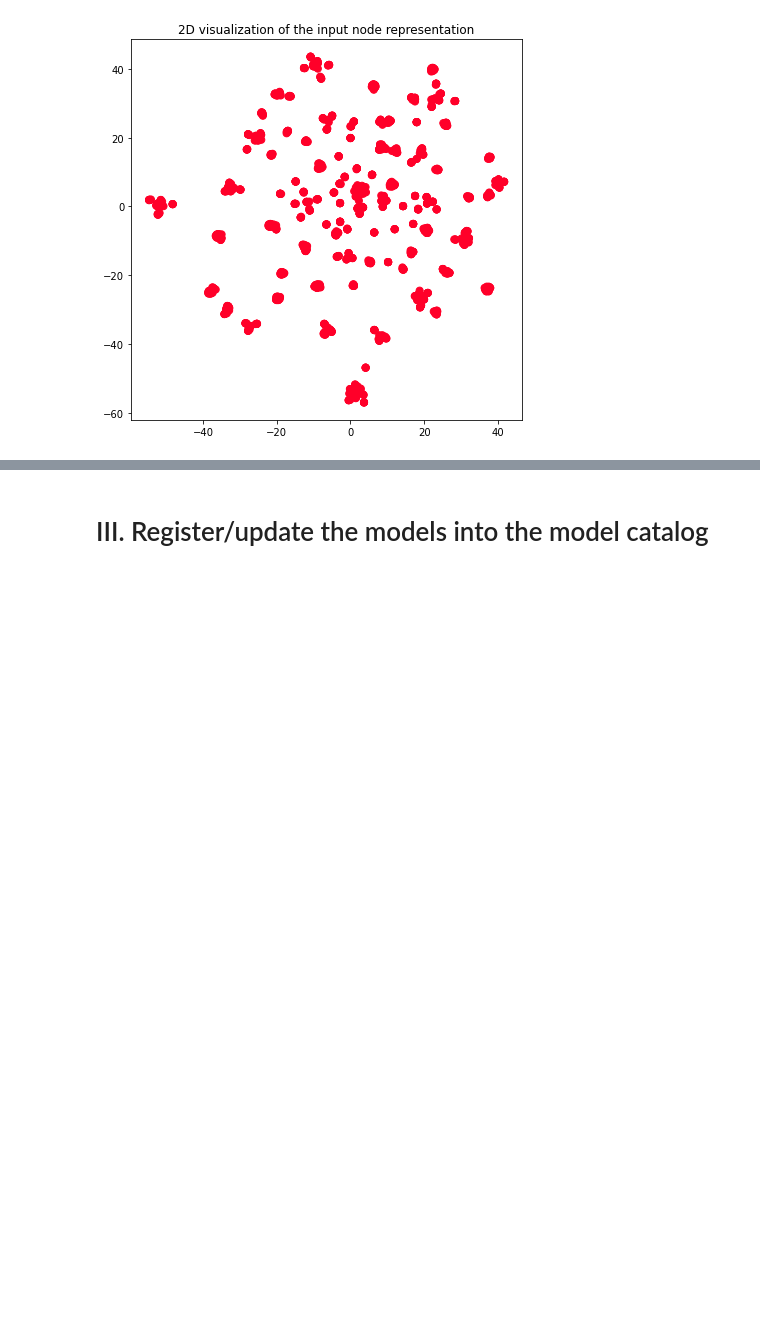
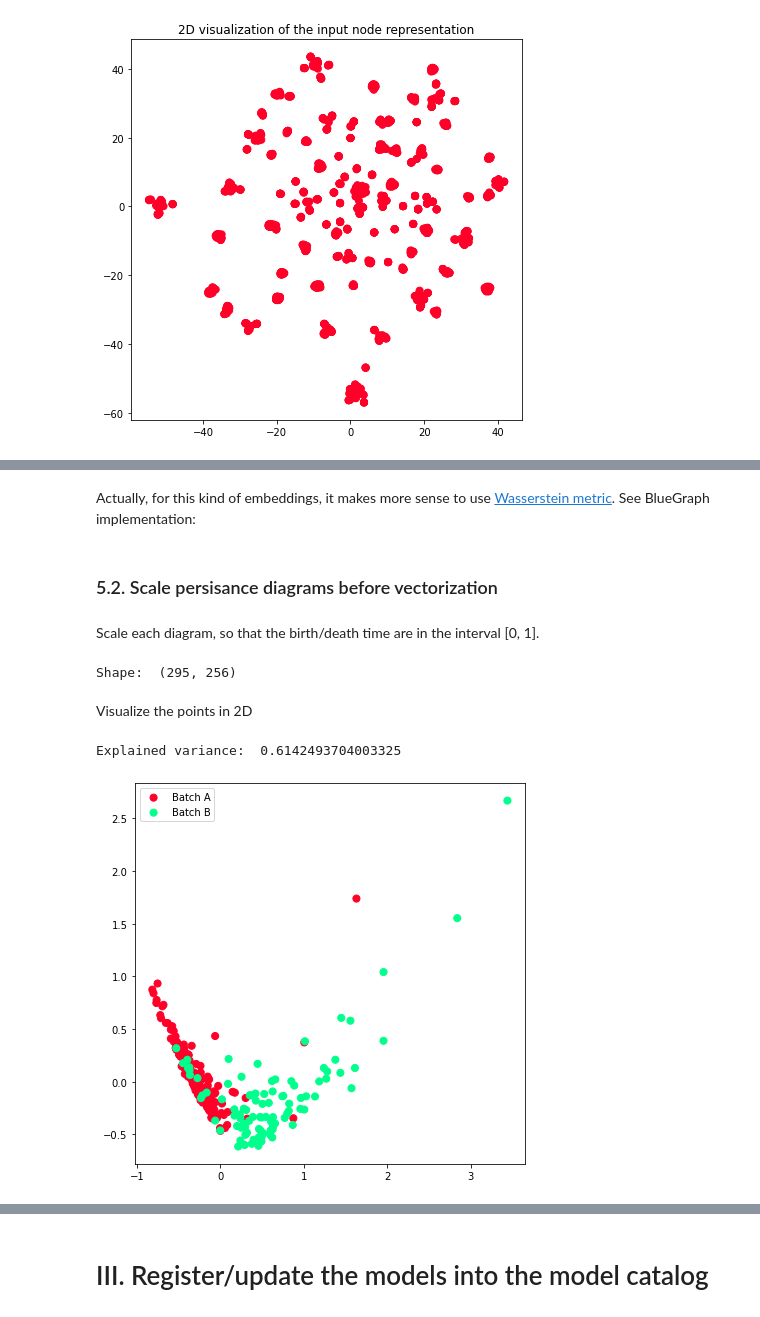
Before and after one commit to BlueBrain/knowledge-graph-inference, a Jupyter notebook: notebooks/model_building/Models for SEU Neuron Morphologies.ipynb, the cells around one changed output, grey strips where cells are left out. Drawn from its saved outputs; the diff is of its cells as text; code cells hidden in the pictures; blank space fills up the shorter version.

```diff
--- a/notebooks/model_building/Models for SEU Neuron Morphologies.ipynb
+++ b/notebooks/model_building/Models for SEU Neuron Morphologies.ipynb
@@ -653,0 +838,2 @@ pipeline.save("../../data/SEU_morph_brain_region_poincare", compress=True)
+# %% [markdown]
+Actually, for this kind of embeddings, it makes more sense to use [Wasserstein metric](https://en.wikipedia.org/wiki/Wasserstein_metric). See BlueGraph implementation:
@@ -653,0 +850,4 @@ pipeline.save("../../data/SEU_morph_brain_region_poincare", compress=True)
+# %% [markdown]
+### 5.2. Scale persisance diagrams before vectorization
+# %% [markdown]
+Scale each diagram, so that the birth/death time are in the interval [0, 1].
@@ -653,0 +861,53 @@ pipeline.save("../../data/SEU_morph_brain_region_poincare", compress=True)
+# %%
+SCALED_WIDTH = 0.02
+SCALED_MAX_HEIGHT = 7
+dim = 256
+scaled_vectors = {}
+for morph_file, diagram in scaled_diagram_all_neurites.items():
+#     # Uncomment the following to visualize the vectorization process
+#     print(morph_file)
+#     plot_diagram_profile(diagram, 1, SCALED_WIDTH, SCALED_MAX_HEIGHT)
+    scaled_vectors[morph_file.split(".")[0]] = compute_persistance_vector(diagram, dim, 1, SCALED_WIDTH)
+# %%
+keys = list(scaled_vectors.keys())
+scaled_X = np.float32(np.stack([scaled_vectors[k] for k in keys]))
+print("Shape: ", scaled_X.shape)
+# %% [output]
+Shape:  (295, 256)
+# %%
+scaled_X = (scaled_X / scaled_X.max()).tolist()
+# %% [markdown]
+Visualize the points in 2D
+# %%
+pca = PCA(n_components=2)
+X_2d = pca.fit_transform(scaled_X)
+print("Explained variance: ", sum(pca.explained_variance_ratio_))
+
+# labels = np.array([names_to_regions[k] for k in keys])
+labels = np.array(["Batch A" for k in keys[:200]] + ["Batch B" for k in keys[200:]])
+unique_labels = sorted(list(set(labels)))
+cm = plt.get_cmap('gist_rainbow')
+generated_colors = np.array([
+    cm(1. * i / len(unique_labels))
+    for i in range(len(unique_labels))
+])
+np.random.shuffle(generated_colors)
+
+alpha = 1
+fig, ax = plt.subplots(figsize=(7, 7))
+
+# create a scatter per node label
+for i, l in enumerate(unique_labels):
+    indices = np.where(labels == l)
+    ax.scatter(
+        X_2d[indices, 0],
+        X_2d[indices, 1],
+        c=[generated_colors[i]] * indices[0].shape[0],
+        s=50,
+        label=l
+    )
+ax.legend()
+plt.show()
+# %% [output]
+Explained variance:  0.6142493704003325
+[figure, added]
```
Also changed, not shown: parts of 22 cells of this notebook, 20 other files.
